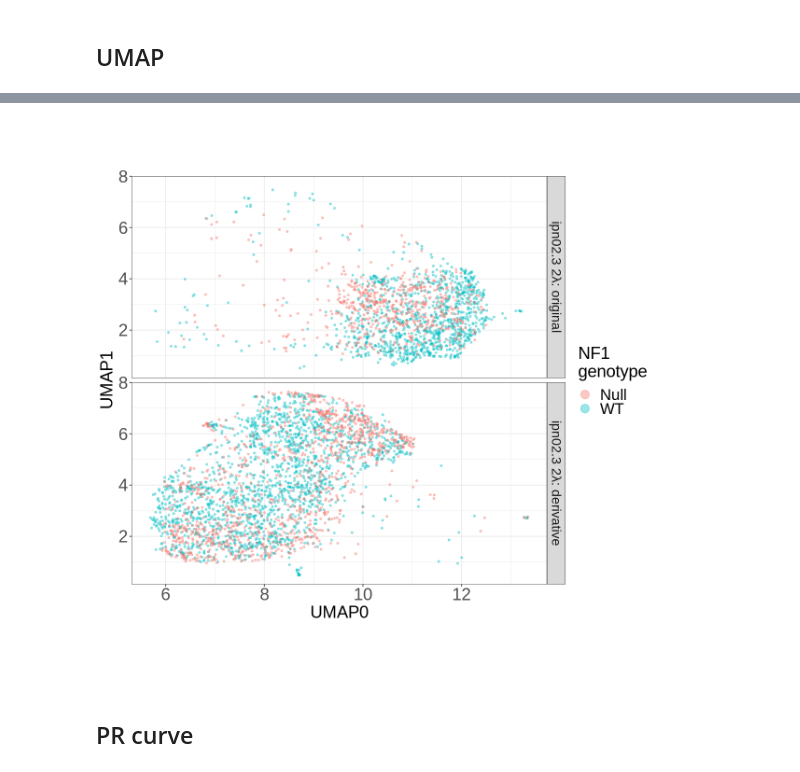
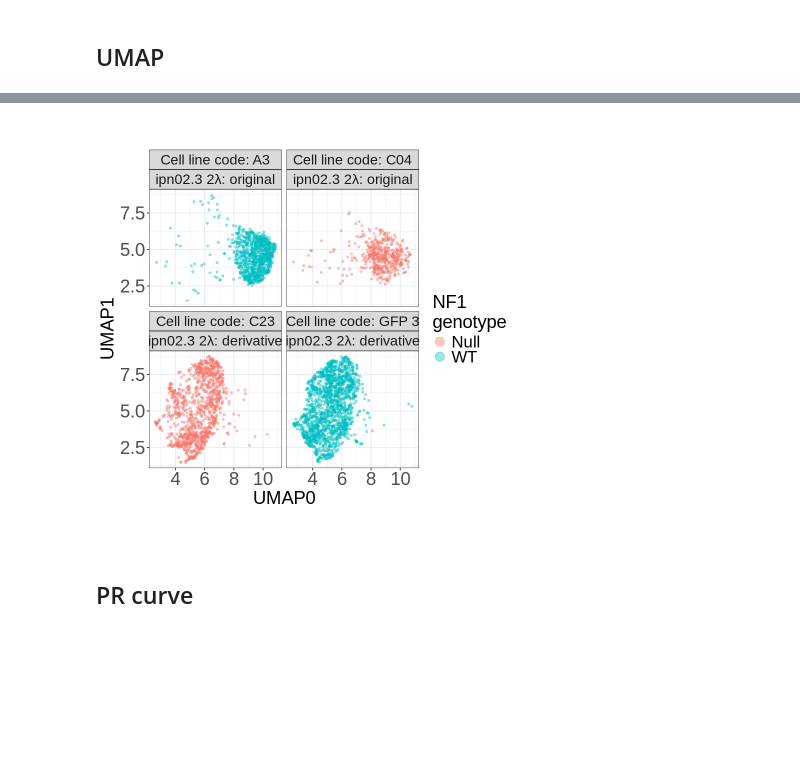
Before and after one commit to mtalbot-texas/nf1_schwann_cell_morphology_signature, a Jupyter notebook: 4.figures/main_figure_6/main_figure_6.ipynb, the cells around one changed output, grey strips where cells are left out. Drawn from its saved outputs; the diff is of its cells as text; code cells hidden in the pictures; blank space fills up the shorter version.

Commit message:
Rerun QC model and main figures only (#82)
* rerun QC model and main figures only

* update figures per review

```diff
--- a/4.figures/main_figure_6/main_figure_6.ipynb
+++ b/4.figures/main_figure_6/main_figure_6.ipynb
@@ -41,7 +43,7 @@ platemap_df <- read.csv(
 
 # Path to UMAP results
 UMAP_results_dir <- file.path(
-    "/media/18tbdrive/1.Github_Repositories/nf1_schwann_cell_painting_data/4.analyze_data/notebooks/UMAP/results"
+    "/media/18tbdrive/1.Github_Repositories/nf1_schwann_cell_painting_data/4.analyze_data/notebooks/UMAP/results/qc_profiles_results"
 )
 
 # Subset the data frame and rename columns
@@ -49,7 +51,7 @@ platemap_df_filtered <- platemap_df[, c("well_position", "Institution")]
 colnames(platemap_df_filtered) <- c("Metadata_Well", "Metadata_Institution")
 
 # Load data
-UMAP_results_file <- file.path(UMAP_results_dir, "UMAP_Plate_6_sc_only_model_features.tsv")
+UMAP_results_file <- file.path(UMAP_results_dir, "UMAP_Plate_6_sc_only_model_features_qc.tsv")
 
 UMAP_results_df <- readr::read_tsv(UMAP_results_file)
 
@@ -58,7 +60,18 @@ UMAP_results_df <- platemap_df_filtered %>% inner_join(UMAP_results_df, by = "Me
 
 # Add new column for cell line derivative
 UMAP_results_df <- UMAP_results_df %>%
-    mutate(cell_line_derivative = ifelse(Metadata_Institution == "iNFixion", "original", ifelse(Metadata_Institution == "MGH", "derivative", NA)))
+    mutate(cell_line_derivative = ifelse(Metadata_Institution == "iNFixion", "original",
+        ifelse(Metadata_Institution == "MGH", "derivative", NA)))
+
+# Add new column for cell line code
+UMAP_results_df <- UMAP_results_df %>%
+    mutate(cell_line_code = case_when(
+        Metadata_Institution == "iNFixion" & Metadata_genotype == "Null" ~ "C04",
+        Metadata_Institution == "iNFixion" & Metadata_genotype == "WT" ~ "A3",
+        Metadata_Institution == "MGH" & Metadata_genotype == "WT" ~ "GFP 3",
+        Metadata_Institution == "MGH" & Metadata_genotype == "Null" ~ "C23",
+        TRUE ~ NA_character_
+    ))
 
 dim(UMAP_results_df)
 head(UMAP_results_df)
@@ -84,43 +97,44 @@ A data.frame: 6 × 9
 # %%
-width <- 10
-height <- 10
-options(repr.plot.width = width, repr.plot.height = height)
-
 umap_fig_gg <- (
-    ggplot(UMAP_results_df, aes(x = UMAP0, y = UMAP1))
-    + geom_point(
-            aes(color = Metadata_genotype),
-            size = 1.0,
-            alpha = 0.4
-    )
-    + theme_bw()
-    + guides(
-            color = guide_legend(
-                    override.aes = list(size = 5)
-            )
-    )
-    + labs(x = "UMAP0", y = "UMAP1", color = "NF1\ngenotype")
-    + facet_grid(factor(cell_line_derivative, levels = c("original", "derivative")) ~ .,
-           labeller = labeller(.rows = function(x) paste("ipn02.3 2λ:", x)))
-    + coord_fixed(ratio = 0.52)
-    # change the text size
-    + theme(
-            strip.text = element_text(size = 17),
-            # x and y axis text size
-            axis.text.x = element_text(size = 22),
-            axis.text.y = element_text(size = 22),
-            # x and y axis title size
-            axis.title.x = element_text(size = 22),
-            axis.title.y = element_text(size = 22),
-            # legend text size
-            legend.text = element_text(size = 20),
-            legend.title = element_text(size = 22)
+    ggplot(UMAP_results_df, aes(x = UMAP0, y = UMAP1)) +
+    geom_point(
+        aes(color = Metadata_genotype),
+        size = 1.0,
+        alpha = 0.4
+    ) +
+    theme_bw() +
+    guides(
+        color = guide_legend(
+            override.aes = list(size = 5)
+        )
+    ) +
+    labs(x = "UMAP0", y = "UMAP1", color = "NF1\ngenotype") +
+    facet_wrap(
+        cell_line_code ~ cell_line_derivative,
+        labeller = labeller(
+            cell_line_code = function(x) paste("Cell line code:", x),
+            cell_line_derivative = function(x) paste("ipn02.3 2λ:", x)
+        )
+    ) +
+    coord_fixed(ratio = 1.0) +
+    # Change the text size
+    theme(
+        strip.text = element_text(size = 17),
+        # X and Y axis text size
+        axis.text.x = element_text(size = 22),
+        axis.text.y = element_text(size = 22),
+        # X and Y axis title size
+        axis.title.x = element_text(size = 22),
+        axis.title.y = element_text(size = 22),
+        # Legend text size
+        legend.text = element_text(size = 20),
+        legend.title = element_text(size = 22)
     )
 )
 
 umap_fig_gg
 # %% [output]
-[figure, old version]
+[figure, new version]
 # %% [markdown]
 ## PR curve
 # %%
```
Also changed, not shown: parts of 15 cells of this notebook, 52 other files.
